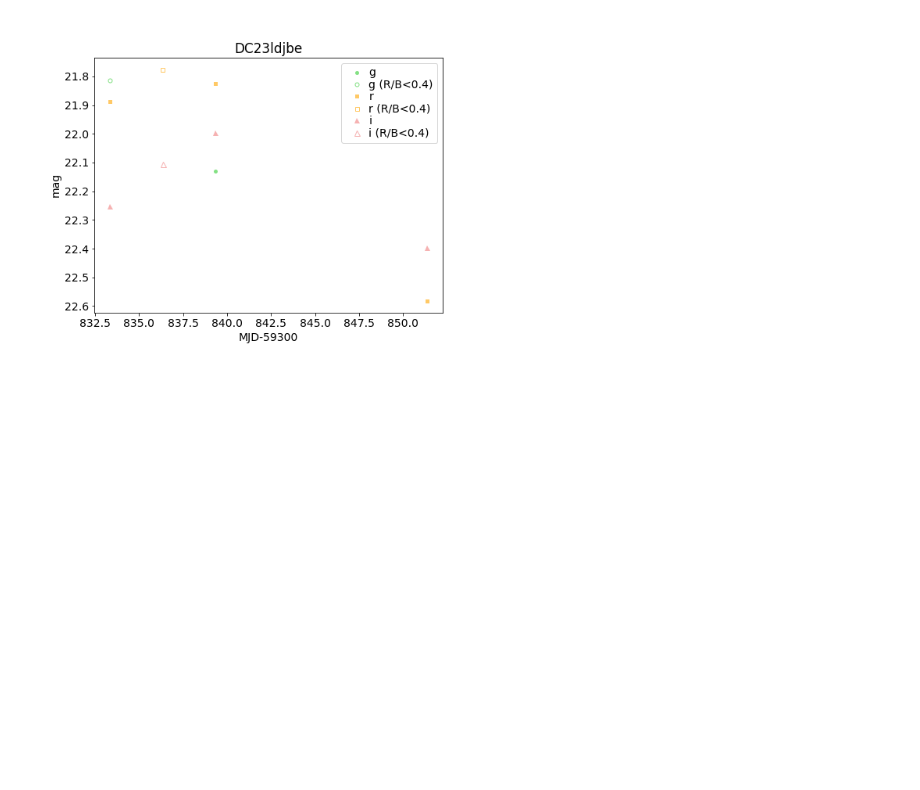
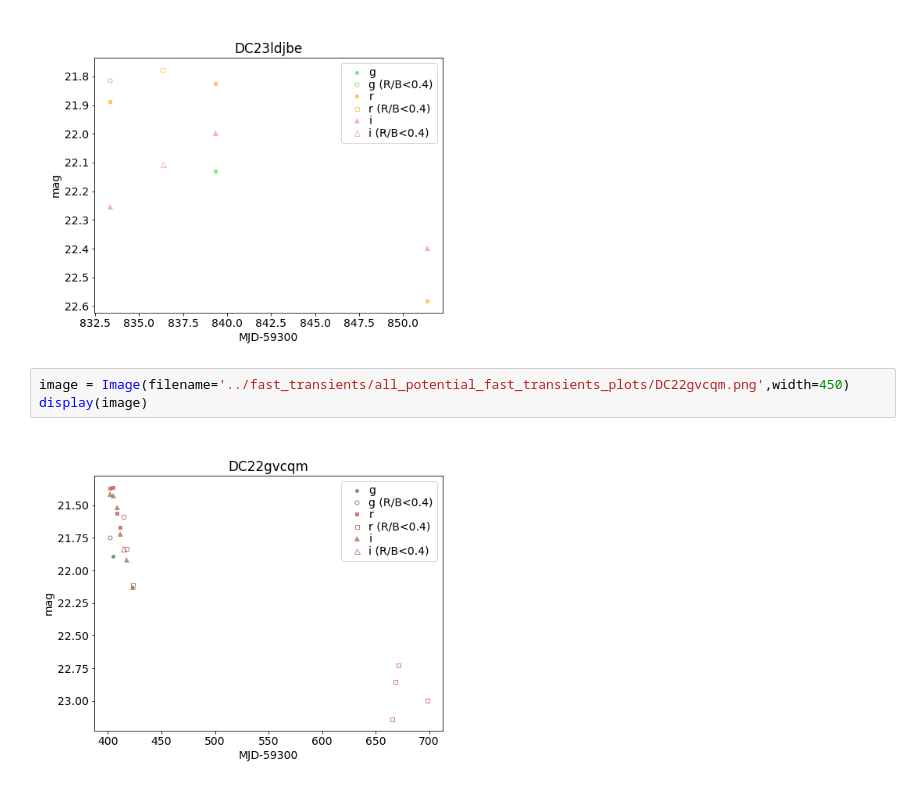
Before and after one commit to MelissaGraham/decam_ddf_tools, a Jupyter notebook: transients_science/fast_transients/1_create_potential_fast_transients_list.ipynb, the cells around one changed output. Drawn from its saved outputs; the diff is of its cells as text; blank space fills up the shorter version.

```diff
--- a/transients_science/fast_transients/1_create_potential_fast_transients_list.ipynb
+++ b/transients_science/fast_transients/1_create_potential_fast_transients_list.ipynb
@@ -262,3 +326,8 @@ image = Image(filename='../fast_transients/all_potential_fast_transients_plots/D
 display(image)
 # %% [output]
 [figure]
+# %%
+image = Image(filename='../fast_transients/all_potential_fast_transients_plots/DC22gvcqm.png',width=450)
+display(image)
+# %% [output]
+[figure, added]
```
Also changed, not shown: parts of 20 cells of this notebook, 11 other files.
